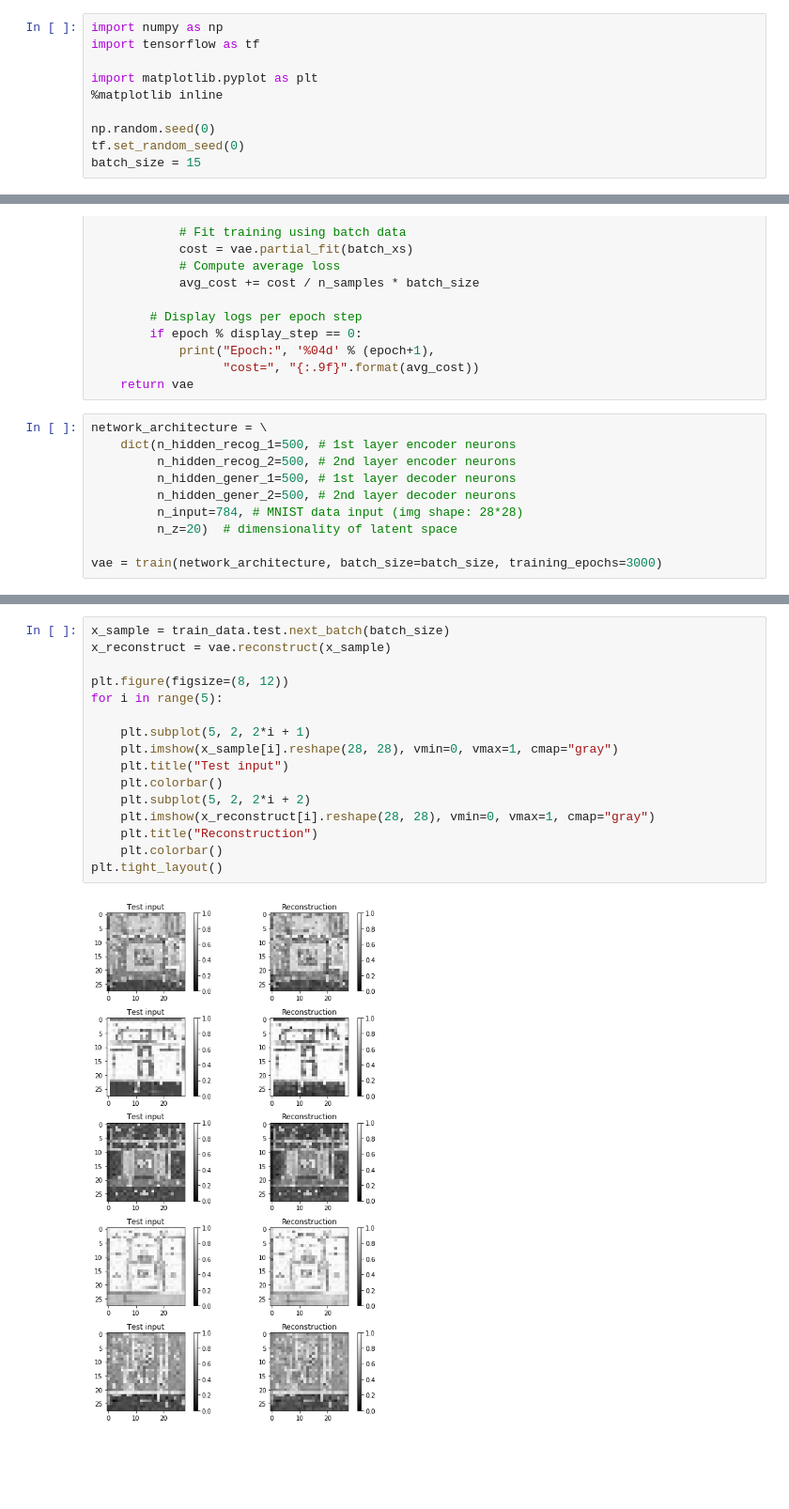
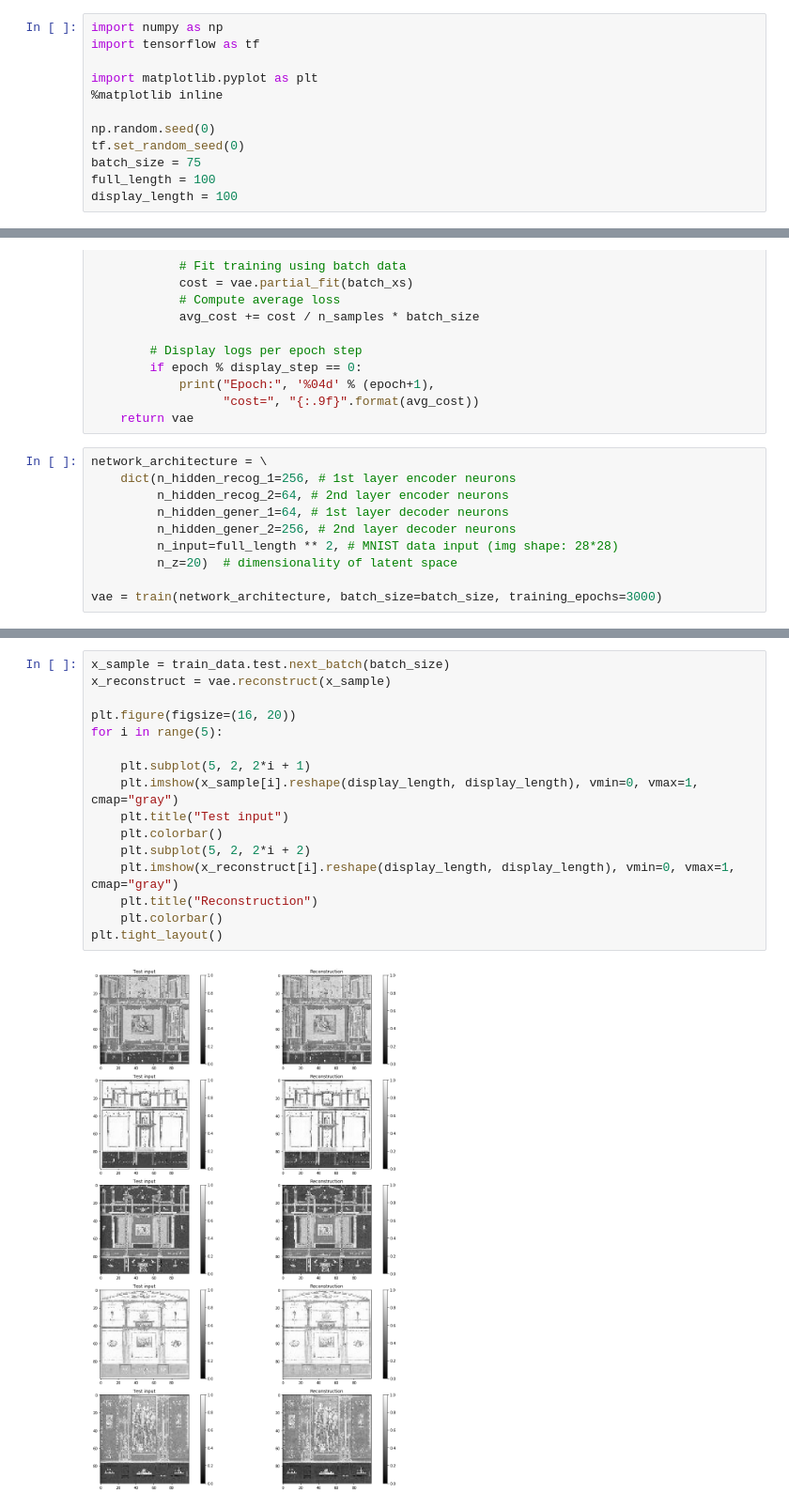
Before and after one commit to juyingnan/PompeiiVision, a Jupyter notebook: AutoEncoderTest.ipynb, the cells around one changed output, grey strips where cells are left out. Shown at 94% size. Saved outputs shown, nothing was run; the diff lists cells and outputs as text; blank space fills up the shorter version.

Commit message:
a bigger image 100 x 100 and larger batch 75

```diff
--- a/AutoEncoderTest.ipynb
+++ b/AutoEncoderTest.ipynb
@@ -7,7 +7,9 @@ import matplotlib.pyplot as plt
 
 np.random.seed(0)
 tf.set_random_seed(0)
-batch_size = 15
+batch_size = 75
+full_length = 100
+display_length = 100
 # %%
 # Load MNIST data in a format suited for tensorflow.
 # The script input_data is available under this URL:
@@ -228,11 +230,11 @@ def train(network_architecture, learning_rate=0.001,
     return vae
 # %%
 network_architecture = \
-    dict(n_hidden_recog_1=500, # 1st layer encoder neurons
-         n_hidden_recog_2=500, # 2nd layer encoder neurons
-         n_hidden_gener_1=500, # 1st layer decoder neurons
-         n_hidden_gener_2=500, # 2nd layer decoder neurons
-         n_input=784, # MNIST data input (img shape: 28*28)
+    dict(n_hidden_recog_1=256, # 1st layer encoder neurons
+         n_hidden_recog_2=64, # 2nd layer encoder neurons
+         n_hidden_gener_1=64, # 1st layer decoder neurons
+         n_hidden_gener_2=256, # 2nd layer decoder neurons
+         n_input=full_length ** 2, # MNIST data input (img shape: 28*28)
          n_z=20)  # dimensionality of latent space
 
 vae = train(network_architecture, batch_size=batch_size, training_epochs=3000)
@@ -246,19 +248,19 @@ Epoch: 2501 cost= 442.854443359
 # %%
 x_sample = train_data.test.next_batch(batch_size)
 x_reconstruct = vae.reconstruct(x_sample)
 
-plt.figure(figsize=(8, 12))
+plt.figure(figsize=(16, 20))
 for i in range(5):
 
     plt.subplot(5, 2, 2*i + 1)
-    plt.imshow(x_sample[i].reshape(28, 28), vmin=0, vmax=1, cmap="gray")
+    plt.imshow(x_sample[i].reshape(display_length, display_length), vmin=0, vmax=1, cmap="gray")
     plt.title("Test input")
     plt.colorbar()
     plt.subplot(5, 2, 2*i + 2)
-    plt.imshow(x_reconstruct[i].reshape(28, 28), vmin=0, vmax=1, cmap="gray")
+    plt.imshow(x_reconstruct[i].reshape(display_length, display_length), vmin=0, vmax=1, cmap="gray")
     plt.title("Reconstruction")
     plt.colorbar()
 plt.tight_layout()
 # %% [output]
-[figure, old version]
+[figure, new version]
 # %%
```
Also changed, not shown: parts of 4 cells of this notebook.
